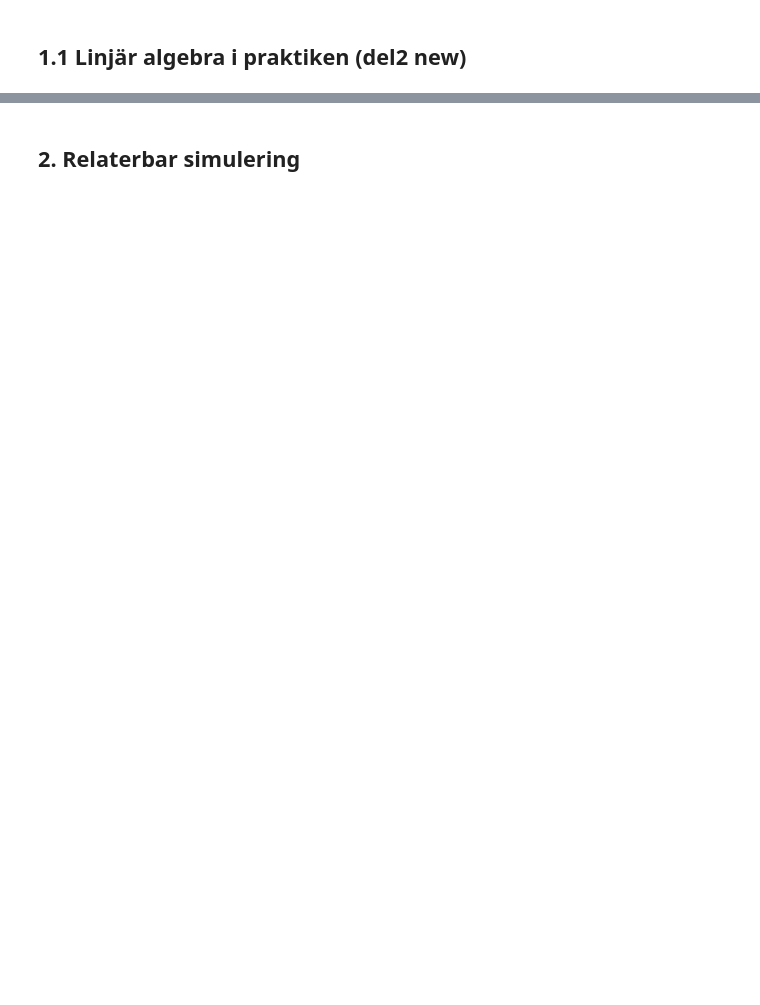
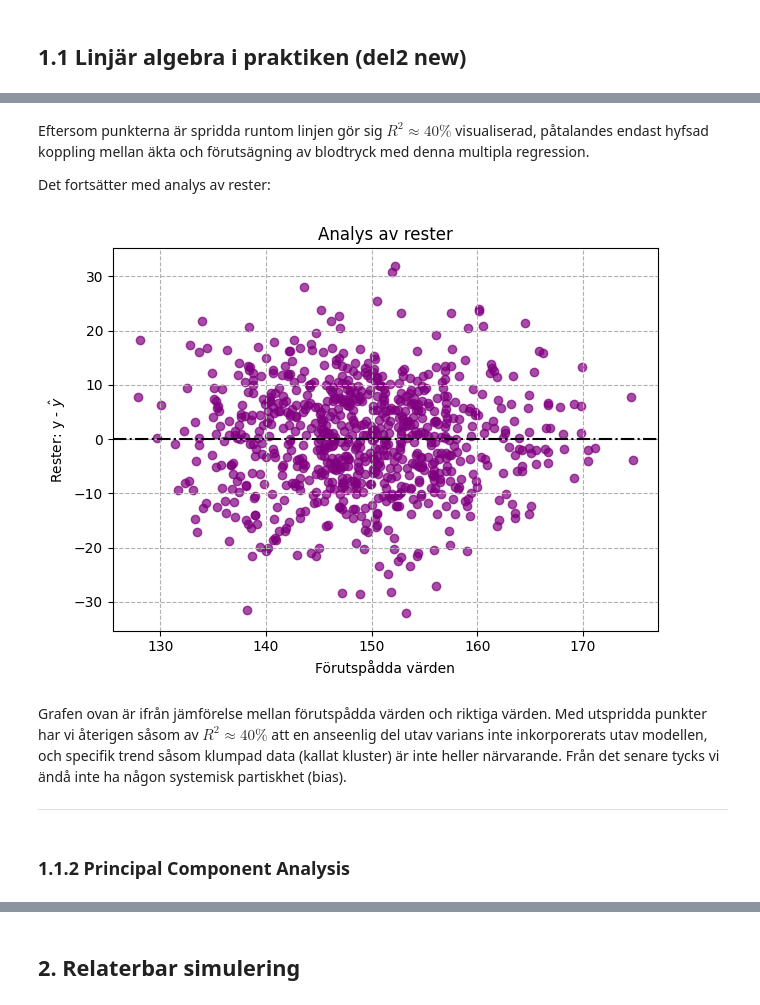
Before and after one commit to MaWe96/Health-Study-Python, a Jupyter notebook: notebook.ipynb, the cells around one changed output, grey strips where cells are left out. Saved outputs shown, nothing was run; the diff lists cells and outputs as text; code cells hidden in the pictures; blank space fills up the shorter version.

```diff
--- a/notebook.ipynb
+++ b/notebook.ipynb
@@ -108,0 +206,24 @@ instance_of_class.assign_summary()
+# %% [markdown]
+Eftersom punkterna är spridda runtom linjen gör sig $R^2\approx 40\%$ visualiserad, påtalandes endast hyfsad koppling mellan äkta och förutsägning av blodtryck med denna multipla regression.
+
+Det fortsätter med analys av rester:
+# %%
+residual = y - prediction_y
+
+plt.figure()
+plt.scatter(prediction_y, residual, color="purple", alpha=0.7)
+plt.axhline(0, color="black", linestyle="-.")
+plt.title("Analys av rester")
+plt.ylabel(r"Rester: y - $\hat{y}$")
+plt.xlabel("Förutspådda värden")
+plt.grid(True, linestyle="--")
+plt.tight_layout()
+plt.show()
+# %% [output]
+[figure, added]
+# %% [markdown]
+Grafen ovan är ifrån jämförelse mellan förutspådda värden och riktiga värden. Med utspridda punkter har vi återigen såsom av $R^2\approx 40\%$ att en anseenlig del utav varians inte inkorporerats utav modellen, och specifik trend såsom klumpad data (kallat kluster) är inte heller närvarande. Från det senare tycks vi ändå inte ha någon systemisk partiskhet (bias).
+
+---
+# %% [markdown]
+### 1.1.2 Principal Component Analysis
```
Also changed, not shown: parts of 53 cells of this notebook, 4 other files.
